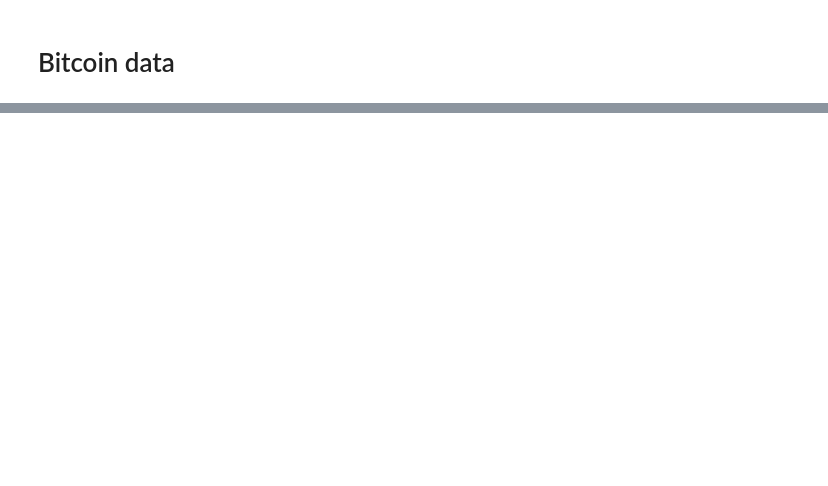
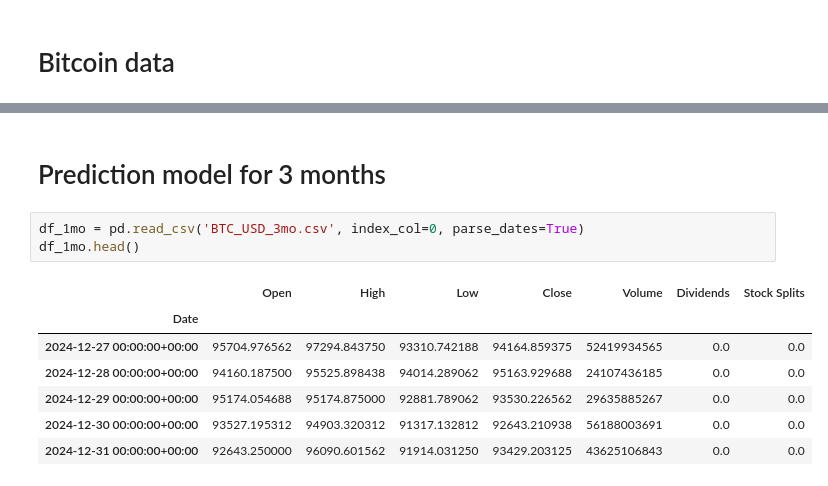
Before and after one commit to raghav615/Stock-Price-Prediction, a Jupyter notebook: binance.ipynb, the cells around one changed output, grey strips where cells are left out. Drawn from its saved outputs; the diff is of its cells as text; blank space fills up the shorter version.

```diff
--- a/binance.ipynb
+++ b/binance.ipynb
@@ -71,0 +118,13 @@ df.head()
+# %% [markdown]
+# Prediction model for 3 months
+# %%
+df_1mo = pd.read_csv('BTC_USD_3mo.csv', index_col=0, parse_dates=True)
+df_1mo.head()
+# %% [output]
+|  | Open | High | Low | Close | Volume | Dividends | Stock Splits |
+| Date |  |  |  |  |  |  |  |
+| 2024-12-27 00:00:00+00:00 | 95704.976562 | 97294.843750 | 93310.742188 | 94164.859375 | 52419934565 | 0.0 | 0.0 |
+| 2024-12-28 00:00:00+00:00 | 94160.187500 | 95525.898438 | 94014.289062 | 95163.929688 | 24107436185 | 0.0 | 0.0 |
+| 2024-12-29 00:00:00+00:00 | 95174.054688 | 95174.875000 | 92881.789062 | 93530.226562 | 29635885267 | 0.0 | 0.0 |
+| 2024-12-30 00:00:00+00:00 | 93527.195312 | 94903.320312 | 91317.132812 | 92643.210938 | 56188003691 | 0.0 | 0.0 |
+| 2024-12-31 00:00:00+00:00 | 92643.250000 | 96090.601562 | 91914.031250 | 93429.203125 | 43625106843 | 0.0 | 0.0 |
```
Also changed, not shown: parts of 17 cells of this notebook, 3 other files.
